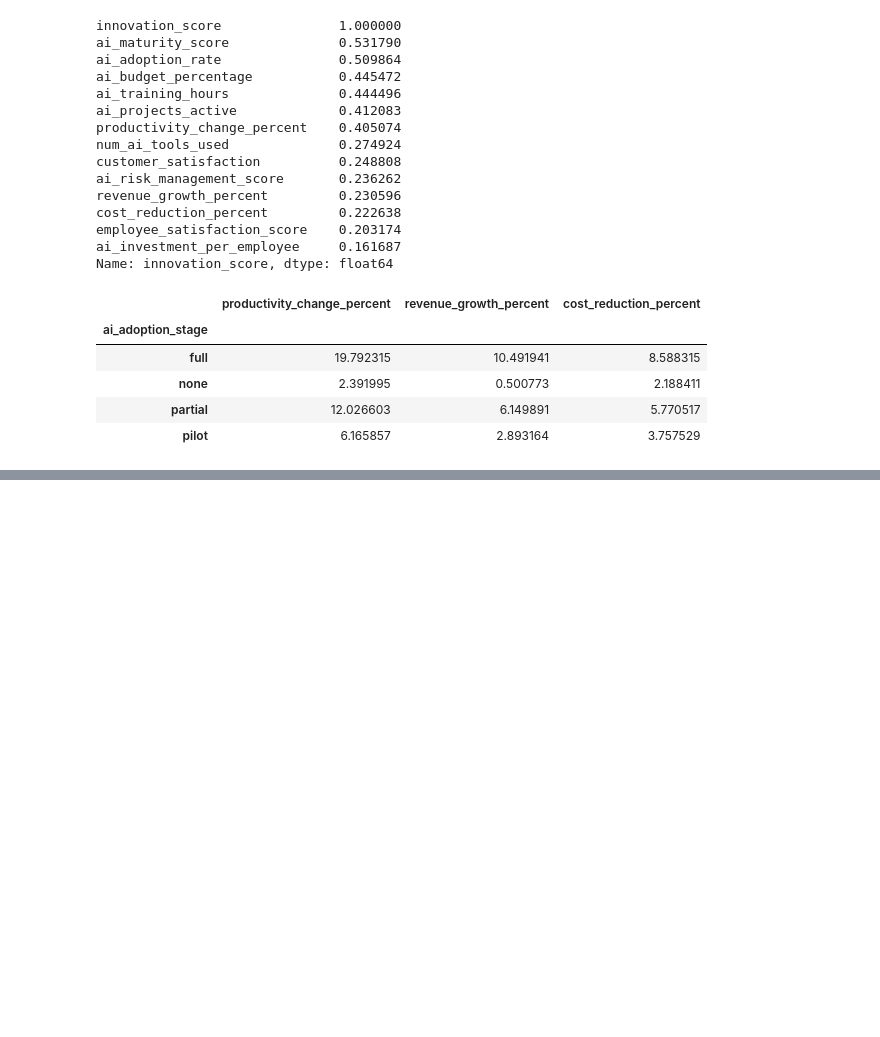
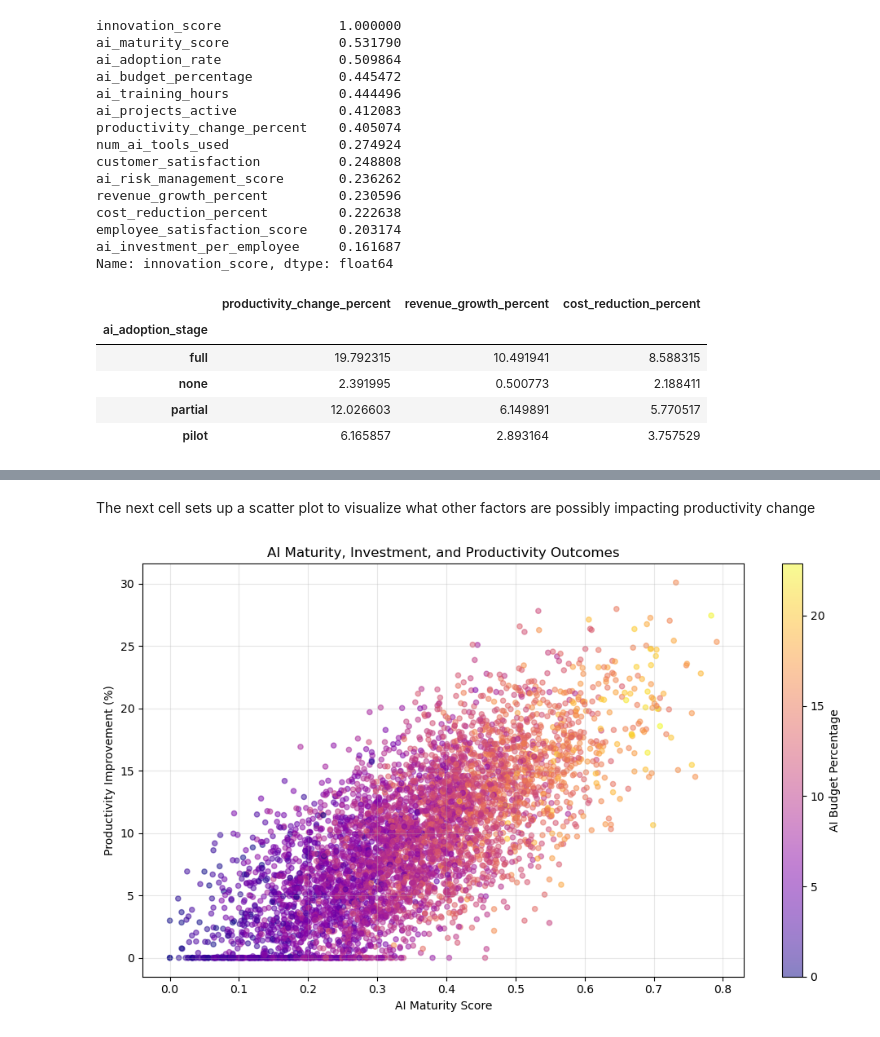
Before and after one commit to S-Shockley/MidtermAIAdoption, a Jupyter notebook: Notebooks/AIBusinessValue.ipynb, the cells around one changed output, grey strips where cells are left out. Cells and saved outputs as stored; diff of their text form; code cells hidden in the pictures; blank space fills up the shorter version.

```diff
--- a/Notebooks/AIBusinessValue.ipynb
+++ b/Notebooks/AIBusinessValue.ipynb
@@ -272,12 +393,7 @@ The next set of cells will set the stage for
 df_company["maturity_group"] = pd.cut(
     df_company["ai_maturity_score"],
     bins=[0,.25,.5,.75,1],
-    labels=[
-        "Low",
-        "Developing",
-        "Advanced",
-        "High"
-    ]
+    labels=["Low","Developing","Advanced", "High"]
 )
 # %%
 maturity_business = (
@@ -589,0 +411,31 @@ plt.show()
+# %% [markdown]
+The next cell sets up a scatter plot to visualize what other factors are possibly impacting productivity change
+# %%
+import matplotlib.pyplot as plt
+
+# A random sample of company observations used to improve visualization. Trend hard to identify with dense data
+sample = df_company.sample(
+    5000,
+    random_state=42 # Setting a variable for the randomness we calculate here
+)
+
+plt.figure(figsize=(10,6))
+
+scatter = plt.scatter(
+    sample["ai_maturity_score"], #using the sample data to make the scatter to avoid clutter on the chart
+    sample["productivity_change_percent"],
+    c=sample["ai_budget_percentage"],
+    cmap="plasma", # color scheme
+    alpha=.5, # opacity
+    s=20 # size of the dot
+)
+
+plt.colorbar(scatter,label="AI Budget Percentage")
+plt.title("AI Maturity, Investment, and Productivity Outcomes")
+plt.xlabel("AI Maturity Score")
+plt.ylabel("Productivity Improvement (%)")
+plt.grid(alpha=.3)
+plt.tight_layout()
+plt.show()
+# %% [output]
+[figure, added]
```
Also changed, not shown: parts of 20 cells of this notebook, 8 other files.
